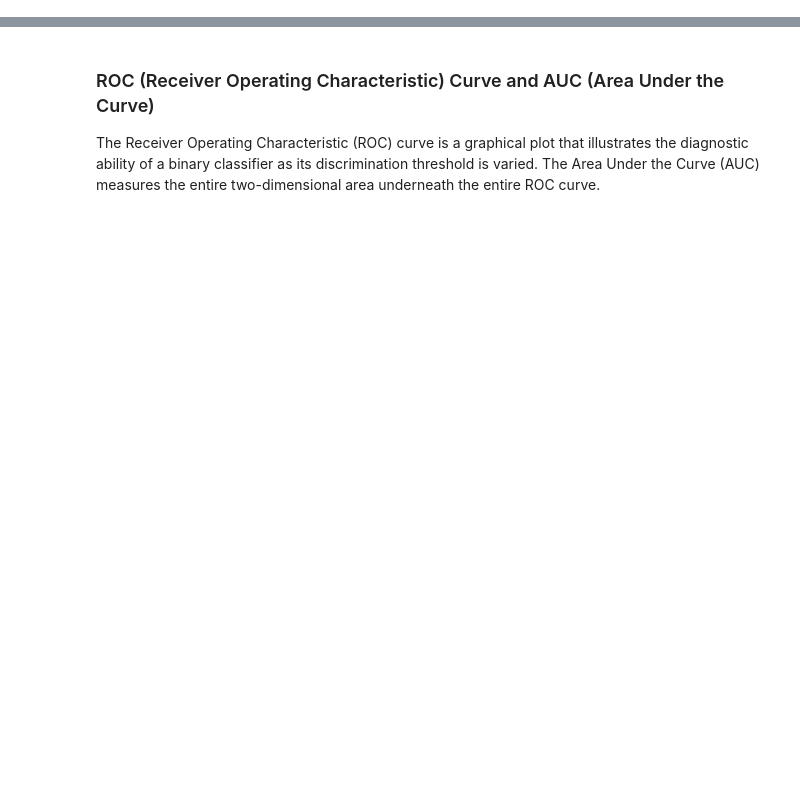
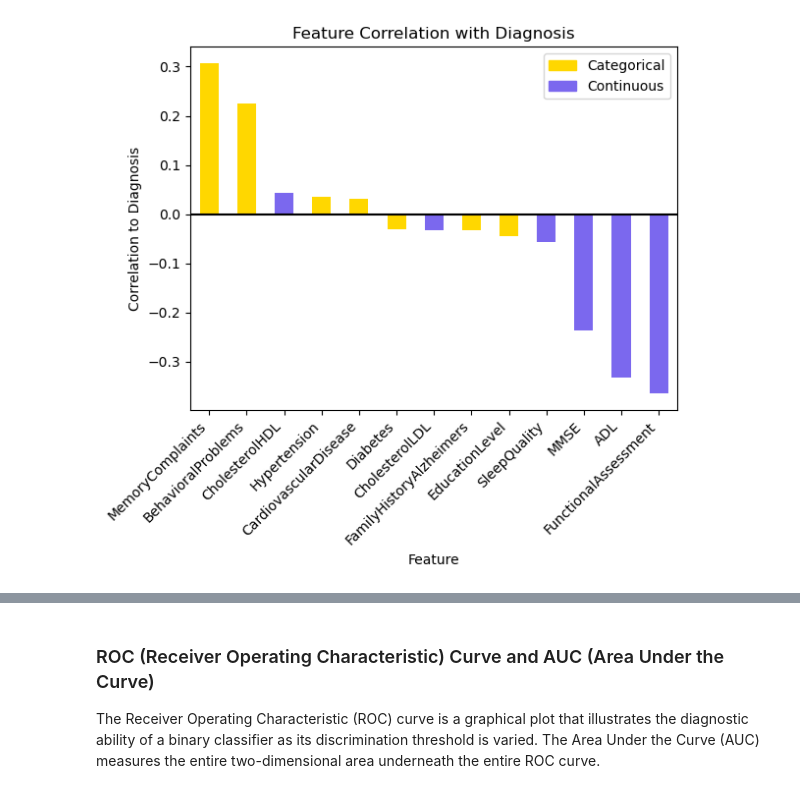
Before and after one commit to tarsian/Project-4-Alzheimers, a Jupyter notebook: Alzheimer's Disease.ipynb, the cells around one changed output, grey strips where cells are left out. Cells and saved outputs as stored; diff of their text form; code cells hidden in the pictures; blank space fills up the shorter version.

```diff
--- a/Alzheimer's Disease.ipynb
+++ b/Alzheimer's Disease.ipynb
@@ -247,0 +173,16 @@ weighted avg       0.95      0.95      0.95       416
+# %%
+#get an array of the features that are correlated with Diagnosis and their correlations
+corr_diagnosis = corr_matrix["Diagnosis"].reset_index()
+
+#rename the columns of the array to Feature and Correlation
+corr_diagnosis.columns = ['Feature', 'Correlation']
+
+#filter the array to only 'Correlations' that are > 0.03 and < -0.03
+filtered_corr_diagnosis = corr_diagnosis[(corr_diagnosis['Correlation'] > 0.03) | (corr_diagnosis['Correlation'] < -0.03)]
+
+#filter the array to make sure 'Diagnosis' is not one of the features (of course it's correlated with itself)
+filtered_corr_diagnosis = filtered_corr_diagnosis [filtered_corr_diagnosis['Feature'] != 'Diagnosis']
+
+#sort the array in descending order to include the highest positive correlations first
+sorted_corr_diagnosis = filtered_corr_diagnosis.sort_values(by= 'Correlation', ascending=False)
+sorted_corr_diagnosis
@@ -247,0 +204,26 @@ weighted avg       0.95      0.95      0.95       416
+# %%
+#create a list of categorical columns
+categorical = ["MemoryComplaints","BehavioralProblems","Hypertension","CardiovascularDisease","Diabetes","FamilyHistoryAlzheimers","EducationLevel"]
+#create a list of continuous columns
+continuous = ["CholesterolHDL","CholesterolLDL","SleepQuality","MMSE","ADL","FunctionalAssessment"]
+#create a variable that holds the color of the bar, depending on whether the column is categorical or continous
+colors = ['gold' if feature in categorical else 'mediumslateblue' for feature in sorted_corr_diagnosis['Feature']]
+
+#create the bar plot with matplotlib looking at Correlation with Feature as the index and colors determining the color of the bar
+ax = sorted_corr_diagnosis.set_index('Feature')['Correlation'].plot(kind='bar', color=colors)
+#draw the center line at 0 black
+plt.axhline(0, color='k')
+#create a variable that holds the legend info using Patch
+legend_handles = [
+    Patch(color='gold', label='Categorical'),
+    Patch(color='mediumslateblue', label='Continuous')
+]
+#create a legend, using legend_handles to determine legend details and setting the location of the legend to best
+ax.legend(handles=legend_handles, loc='best')
+#setting ylabel, xticks and title and showing the plot
+plt.ylabel('Correlation to Diagnosis')
+plt.xticks(rotation=45, ha='right')
+plt.title('Feature Correlation with Diagnosis')
+plt.show()
+# %% [output]
+[figure, added]
```
Also changed, not shown: parts of 60 cells of this notebook, 12 other files.
